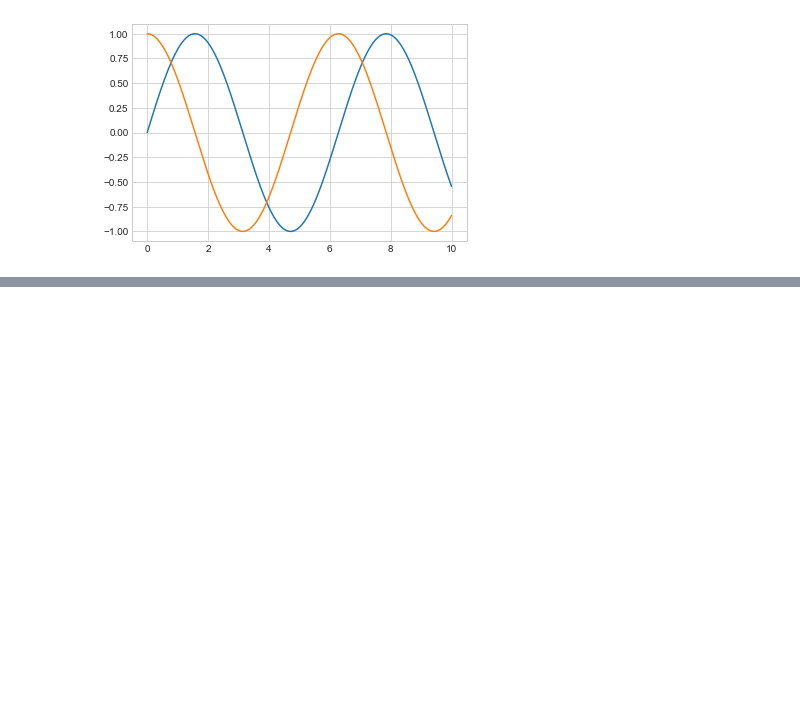
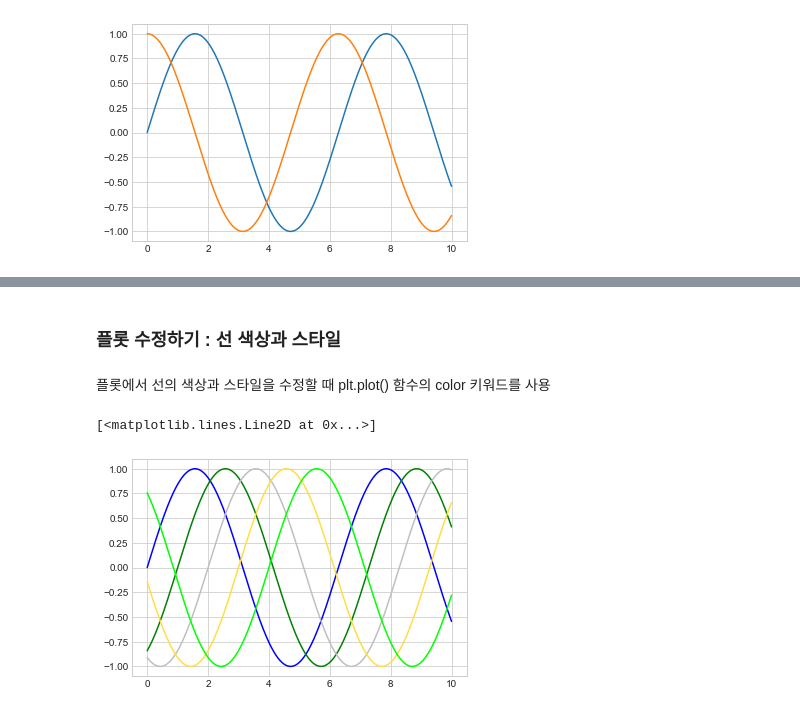
Before and after one commit to jrj8819/python-programming-class, a Jupyter notebook: READY_lesson5.ipynb, the cells around one changed output, grey strips where cells are left out. Cells and saved outputs as stored; diff of their text form; code cells hidden in the pictures; blank space fills up the shorter version.

```diff
--- a/READY_lesson5.ipynb
+++ b/READY_lesson5.ipynb
@@ -116,0 +93,13 @@ ax.plot(x, np.cos(x))
+# %% [markdown]
+### 플롯 수정하기 : 선 색상과 스타일
+# %% [markdown]
+플롯에서 선의 색상과 스타일을 수정할 때 plt.plot() 함수의 color 키워드를 사용
+# %%
+plt.plot(x, np.sin(x-0), color='blue')
+plt.plot(x, np.sin(x-1), color='g')
+plt.plot(x, np.sin(x-2), color='0.75')
+plt.plot(x, np.sin(x-3), color='#FFDD44')
+plt.plot(x, np.sin(x-4), color=(0,1,0))
+# %% [output]
+[<matplotlib.lines.Line2D at 0x...>]
+[figure, added]
```
Also changed, not shown: parts of 57 cells of this notebook, 2 other files.
